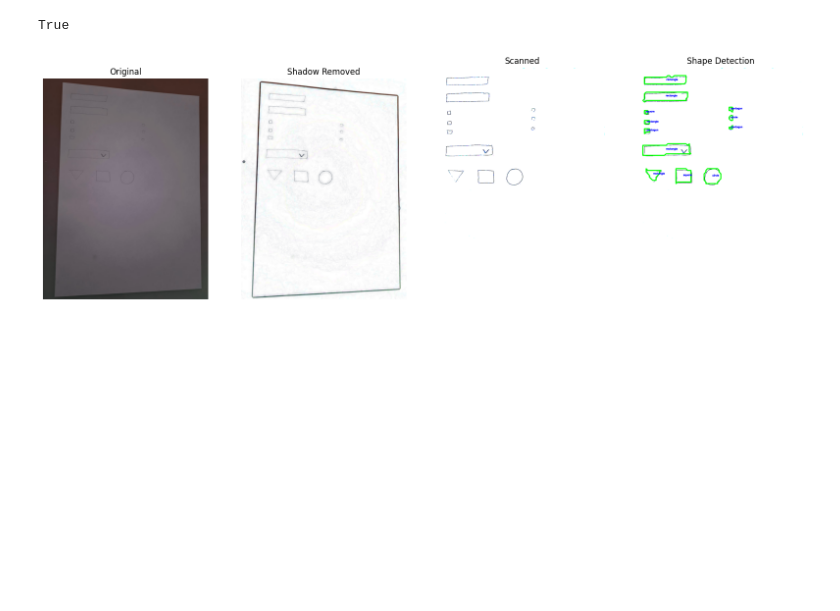
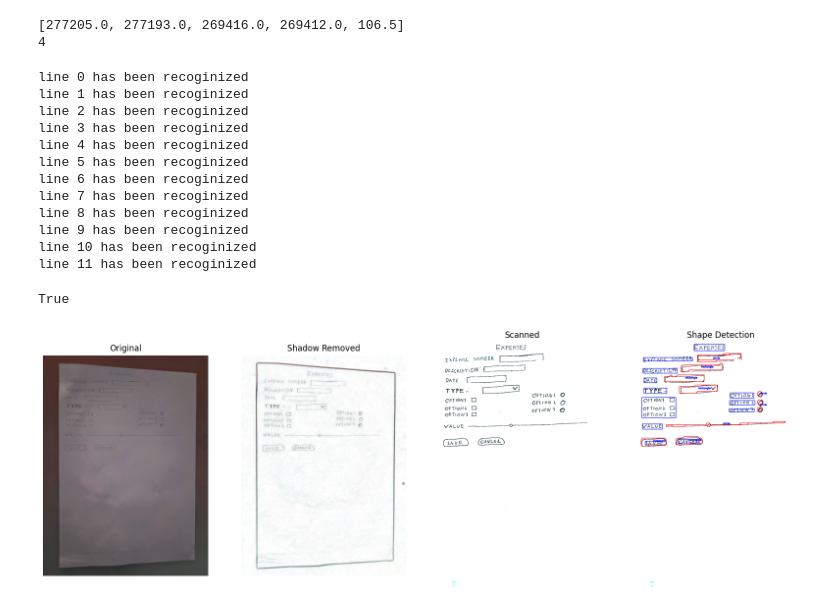
Before and after one commit to yigitsik/Basic-hand-drawn-document-recognition, a Jupyter notebook: shape-detection.ipynb, the cells around one changed output. Drawn from its saved outputs; the diff is of its cells as text; code cells hidden in the pictures; blank space fills up the shorter version.

```diff
--- a/shape-detection.ipynb
+++ b/shape-detection.ipynb
@@ -81,7 +135,7 @@ class Preprocessing:
                 dilated_img = cv2.dilate(plane, np.ones((17,17), np.uint8))
                 bg_img = cv2.medianBlur(dilated_img, 21)
                 diff_img = 255 - cv2.absdiff(plane, bg_img)
-                norm_img = cv2.normalize(diff_img,None, alpha=0, beta=255, norm_type=cv2.NORM_MINMAX, dtype=cv2.CV_8UC1)
+                norm_img = cv2.normalize(diff_img,None, alpha=40, beta=255, norm_type=cv2.NORM_MINMAX, dtype=cv2.CV_8UC1)
                 result_norm_planes.append(norm_img)
             shadowremov = cv2.merge(result_norm_planes)
             return shadowremov
@@ -142,33 +196,44 @@ class Preprocessing:
 
     def scan_image(self, image):
 
-        ratio = image.shape[0] / 2000.0
+        ratio = image.shape[0] / 700.0
         orig = image.copy()
-        image = imutils.resize(image, height = 2000)
+        image = imutils.resize(image, height = 700)
 
-        #gray = cv2.cvtColor(image, cv2.COLOR_BGR2GRAY)
-        gray = cv2.GaussianBlur(image, (5, 5), 0)
-        edged = cv2.Canny(gray, 75, 240)
+        gray = cv2.cvtColor(image, cv2.COLOR_BGR2GRAY)
+        gray = cv2.GaussianBlur(gray, (5, 5), 0)
+        edged = cv2.Canny(gray, 100, 255)
+
 
         cnts = cv2.findContours(edged.copy(), cv2.RETR_LIST, cv2.CHAIN_APPROX_SIMPLE)
+
         cnts = imutils.grab_contours(cnts)
         cnts = sorted(cnts, key = cv2.contourArea, reverse = True)[:5]
-        # loop over the contours
+
+        print([cv2.contourArea(i) for i in cnts])
+
         for c in cnts:
             # approximate the contour
             peri = cv2.arcLength(c, True)
             approx = cv2.approxPolyDP(c, 0.02 * peri, True)
             # if our approximated contour has four points, then we
             # can assume that we have found our screen
+            print(len(approx))
+
             if len(approx) == 4:
                 screenCnt = approx
                 break
         # show the contour (outline) of the piece of paper
         cv2.drawContours(image, [screenCnt], -1, (0, 255, 0), 2)
 
-        warped = self.four_point_transform(orig, screenCnt.reshape(4, 2) * ratio )
-        T = threshold_local(warped, 9, offset = 11, method = "gaussian")
+
+
+        warped = self.four_point_transform(orig, screenCnt.reshape(4, 2) * ratio)
+        T = threshold_local(warped, 27, offset = 17, method = "gaussian")
         warped = (warped > T).astype("uint8") * 255
         warped = warped[20:-20,20:-20]
 
         return warped
+# %%
+preprocessing = Preprocessing()
+shape_detector = ShapeDetector()
@@ -175,29 +244,42 @@ class Preprocessing:
 # %%
-filename = "1.jpg"
+filename = "2.jpg"
 image = cv2.imread(filename)
 
-preprocessing = Preprocessing()
-sd = ShapeDetector()
 
 img_shadow_removed = preprocessing.shadow_remove(image)
 img_scanned = preprocessing.scan_image(img_shadow_removed)
-img_shape_detected = sd.detect_shapes(img_scanned)
+img_shape_detected, texts = shape_detector.detect_shapes(img_scanned.copy(), ocr=True)
 
 fig = plt.figure(figsize=(20, 30))
 
 figures = { "Original": image,
 			"Shadow Removed": img_shadow_removed,
 			"Scanned": img_scanned,
-			"Shape Detection": img_shape_detected}
+			"Shape Detection": img_shape_detected
+			}
 
 for i,key in enumerate(figures):
 
 	fig.add_subplot(2, 4, i+1)
 	plt.imshow(figures[key])
 	plt.axis('off')
 	plt.title(key)
 
-cv2.imwrite(filename+"_detection.jpg",img_shape_detected)
+cv2.imwrite(filename.split('.')[0]+"detected.jpg",img_shape_detected)
 # %% [output]
-True
+[277205.0, 277193.0, 269416.0, 269412.0, 106.5]
+4
+line 0 has been recoginized
+line 1 has been recoginized
+line 2 has been recoginized
+line 3 has been recoginized
+line 4 has been recoginized
+line 5 has been recoginized
+line 6 has been recoginized
+line 7 has been recoginized
+line 8 has been recoginized
+line 9 has been recoginized
+line 10 has been recoginized
+line 11 has been recoginized
+True
-[figure, old version]
+[figure, new version]
```
Also changed, not shown: parts of 4 cells of this notebook, 3 other files.
